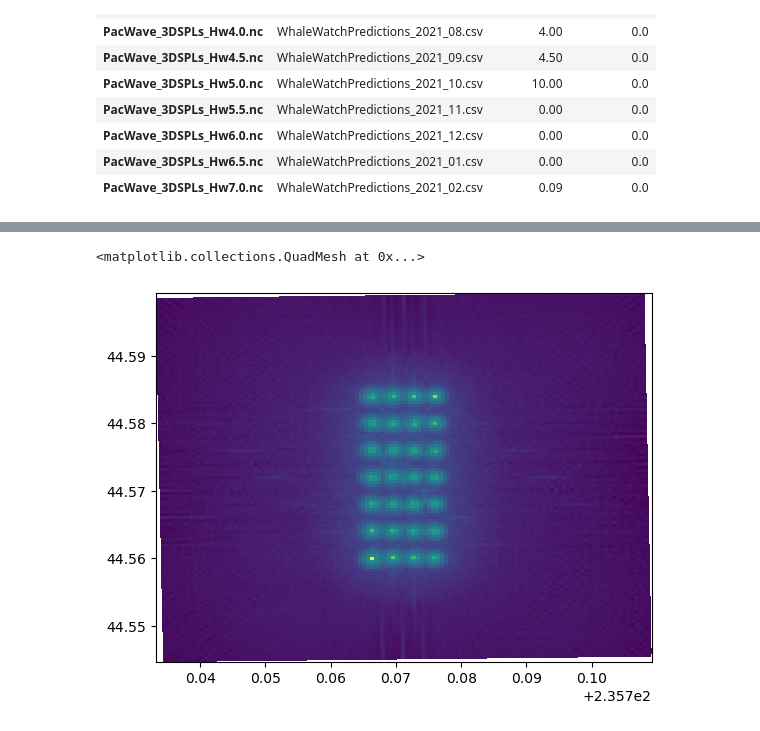
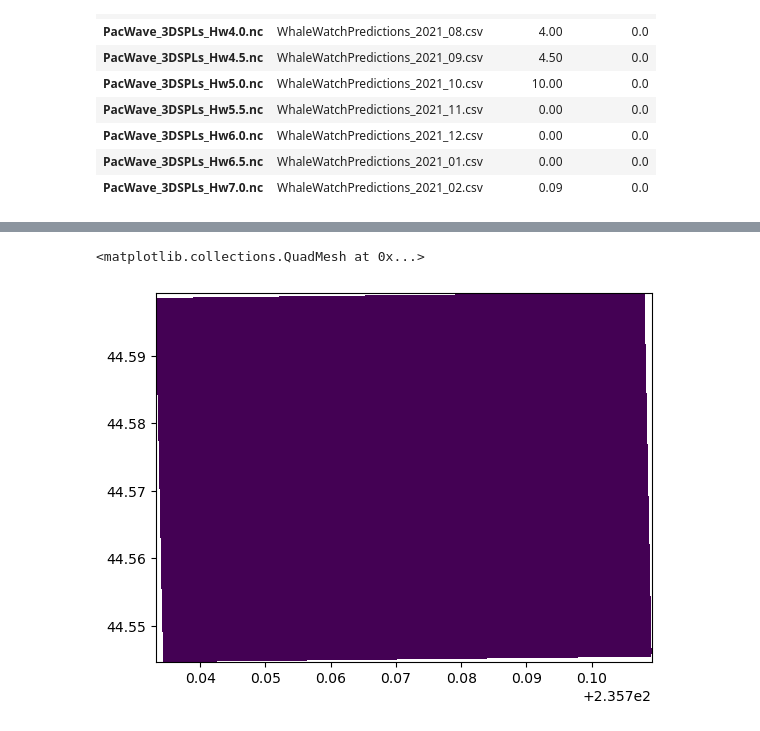
Before and after one commit to sandialabs/seat-qgis-plugin, a Jupyter notebook: code/Develop_Acoustics_Module.ipynb, the cells around one changed output, grey strips where cells are left out. Cells and saved outputs as stored; diff of their text form; code cells hidden in the pictures.

Commit message:
progress on paracousti backend

```diff
--- a/code/Develop_Acoustics_Module.ipynb
+++ b/code/Develop_Acoustics_Module.ipynb
@@ -6,6 +6,7 @@ import pandas as pd
 # %%
 paracousti_path = "H:\Projects\C1308_SEAT\SEAT_inputs\plugin-input\Paracousti_files\Device_Present"
 paracousti_files = [os.path.join(paracousti_path, i) for i in os.listdir(paracousti_path) if i.endswith('.nc')]
+species_probability_path = "H:\Projects\C1308_SEAT\Acoustics\Output\Whales"
 # %%
 boundary_conditions = pd.read_csv(r"H:\Projects\C1308_SEAT\SEAT_inputs\plugin-input\DEMO paracousti\Probability\boundary_conditions.csv").set_index('Paracousti File').fillna(0)
 # %%
@@ -69,6 +66,8 @@ boundary_conditions.loc[paracousti_file]['Probability']
+# %%
+boundary_conditions['Probability'] = 100 * boundary_conditions.Probability/ boundary_conditions.Probability.sum()
 # %%
 stressor = np.zeros(XCOR.shape)
 for ic, file in enumerate(paracousti_files):
     paracousti_file = os.path.basename(file)
-    probability = boundary_conditions.loc[paracousti_file]['Probability'] / 100
+    probability = boundary_conditions.loc[os.path.basename(paracousti_file)]['Probability'] / 100
     stressor = stressor + probability * SPL_depth_max[ic,:]
@@ -75,6 +125,20 @@ for ic, file in enumerate(paracousti_files):
+# %%
+Species_Probability = []
+Species_Density = []
+for paracousti_file in paracousti_files:
+    species_filename = boundary_conditions.loc[os.path.basename(paracousti_file)]['WhaleWatch File']
+    if species_filename.endswith('.csv'):
+        parray, darray = create_whale_array(os.path.join(species_probability_path, species_filename), x, y, latlon=True)
+    elif species_filename.endswith('.tif'):
+        parray = create_whale_array(os.path.join(species_probability_path, species_filename), x, y, latlon=True)
+        darray = create_whale_array(os.path.join(species_probability_path, species_filename), x, y, latlon=True)
+        #need percentage and density column in boundary_conditions
+    Species_Probability.append(parray)
+    Species_Density.append(darray)
+#Average density (# whales per 25km x 25km grid cell)
 # %%
 fig,ax = plt.subplots()
-ax.pcolormesh(XCOR,YCOR,SPL_depth_max[0,:])
+ax.pcolormesh(XCOR,YCOR,Species_Probability[0])
 # %% [output]
 <matplotlib.collections.QuadMesh at 0x...>
-[figure, old version]
+[figure, new version]
```
Also changed, not shown: parts of 15 cells of this notebook, 2 other files.
